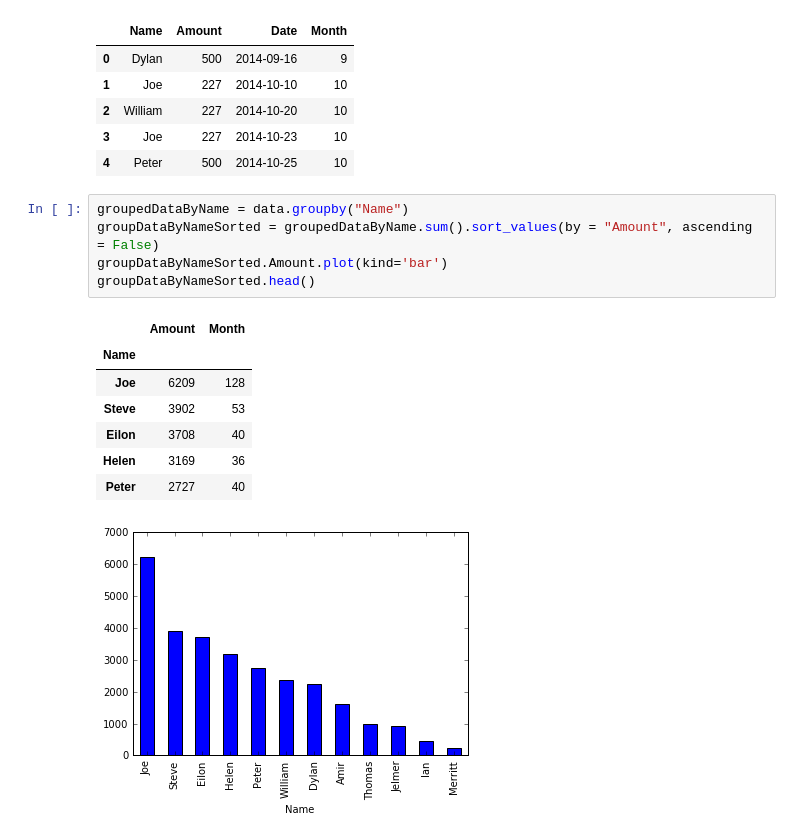
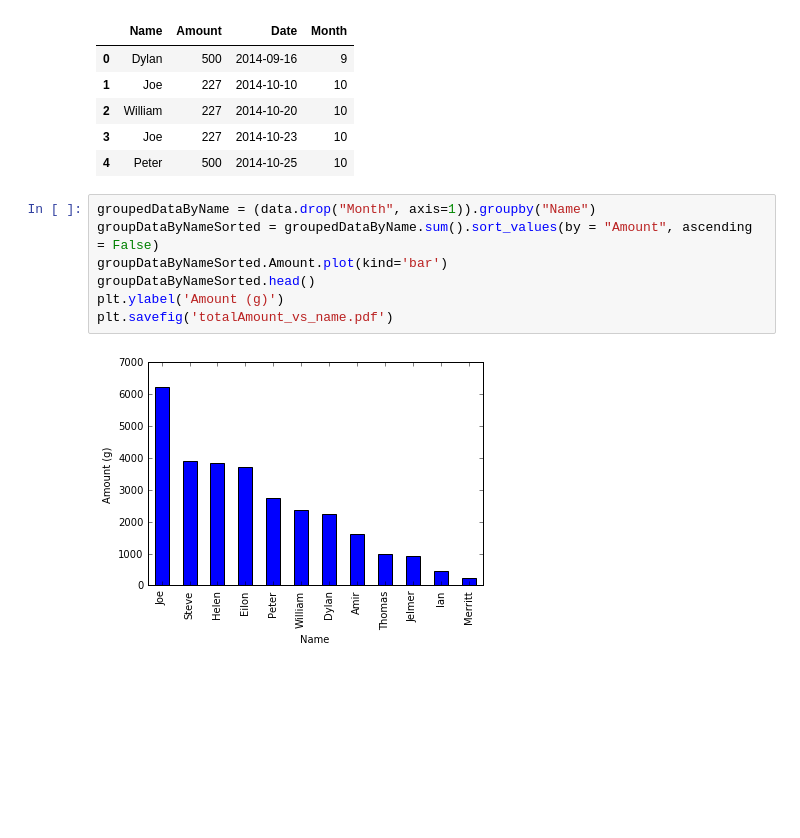
Before and after one commit to amirfz/myPythonProjects, a Jupyter notebook: coffeeDonors/coffeeDonors.ipynb, the cells around one changed output. Cells and saved outputs as stored; diff of their text form; blank space fills up the shorter version.

```diff
--- a/coffeeDonors/coffeeDonors.ipynb
+++ b/coffeeDonors/coffeeDonors.ipynb
@@ -41,18 +41,13 @@ data.head()
 | 3 | Joe | 227 | 2014-10-23 | 10 |
 | 4 | Peter | 500 | 2014-10-25 | 10 |
 # %%
-groupedDataByName = data.groupby("Name")
+groupedDataByName = (data.drop("Month", axis=1)).groupby("Name")
 groupDataByNameSorted = groupedDataByName.sum().sort_values(by = "Amount", ascending = False)
 groupDataByNameSorted.Amount.plot(kind='bar')
 groupDataByNameSorted.head()
+plt.ylabel('Amount (g)')
+plt.savefig('totalAmount_vs_name.pdf')
 # %% [output]
-|  | Amount | Month |
-| Name |  |  |
-| Joe | 6209 | 128 |
-| Steve | 3902 | 53 |
-| Eilon | 3708 | 40 |
-| Helen | 3169 | 36 |
-| Peter | 2727 | 40 |
-[figure, old version]
+[figure, new version]
 # %%
 consumptionData = read_csv("coffeeConsumption.csv").set_index("Name")
```
Also changed, not shown: parts of 9 cells of this notebook, 7 other files.
